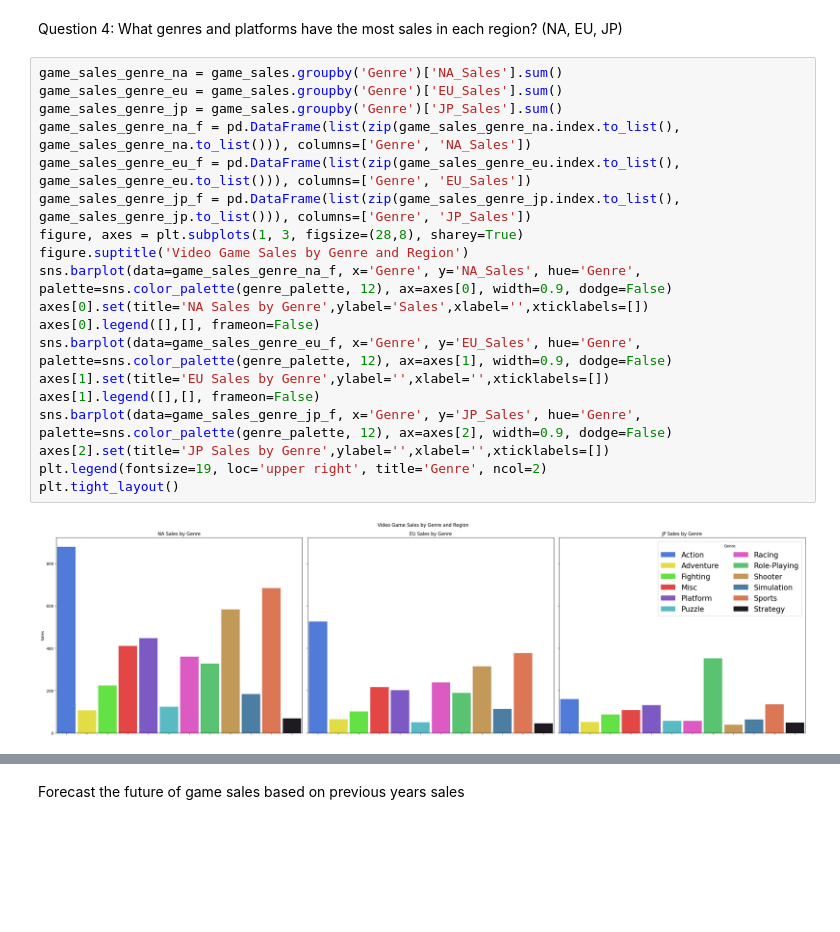
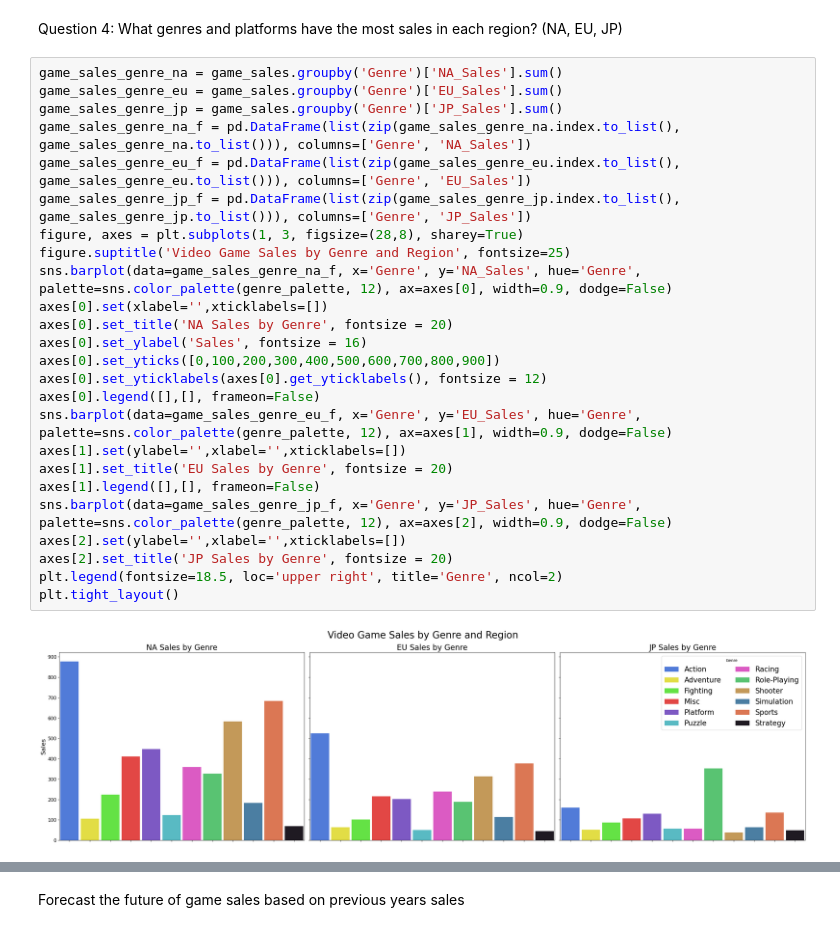
Before and after one commit to nstanfield/Video-Game-Sales-Analysis, a Jupyter notebook: Game_Sales_Analysis.ipynb, the cells around one changed output, grey strips where cells are left out. Cells and saved outputs as stored; diff of their text form; blank space fills up the shorter version.

```diff
--- a/Game_Sales_Analysis.ipynb
+++ b/Game_Sales_Analysis.ipynb
@@ -420,21 +420,27 @@ Question 4: What genres and platforms have the most sales in each region? (NA, E
 # %%
 game_sales_genre_na = game_sales.groupby('Genre')['NA_Sales'].sum()
 game_sales_genre_eu = game_sales.groupby('Genre')['EU_Sales'].sum()
 game_sales_genre_jp = game_sales.groupby('Genre')['JP_Sales'].sum()
 game_sales_genre_na_f = pd.DataFrame(list(zip(game_sales_genre_na.index.to_list(), game_sales_genre_na.to_list())), columns=['Genre', 'NA_Sales'])
 game_sales_genre_eu_f = pd.DataFrame(list(zip(game_sales_genre_eu.index.to_list(), game_sales_genre_eu.to_list())), columns=['Genre', 'EU_Sales'])
 game_sales_genre_jp_f = pd.DataFrame(list(zip(game_sales_genre_jp.index.to_list(), game_sales_genre_jp.to_list())), columns=['Genre', 'JP_Sales'])
 figure, axes = plt.subplots(1, 3, figsize=(28,8), sharey=True)
-figure.suptitle('Video Game Sales by Genre and Region')
+figure.suptitle('Video Game Sales by Genre and Region', fontsize=25)
 sns.barplot(data=game_sales_genre_na_f, x='Genre', y='NA_Sales', hue='Genre', palette=sns.color_palette(genre_palette, 12), ax=axes[0], width=0.9, dodge=False)
-axes[0].set(title='NA Sales by Genre',ylabel='Sales',xlabel='',xticklabels=[])
+axes[0].set(xlabel='',xticklabels=[])
+axes[0].set_title('NA Sales by Genre', fontsize = 20)
+axes[0].set_ylabel('Sales', fontsize = 16)
+axes[0].set_yticks([0,100,200,300,400,500,600,700,800,900])
+axes[0].set_yticklabels(axes[0].get_yticklabels(), fontsize = 12)
 axes[0].legend([],[], frameon=False)
 sns.barplot(data=game_sales_genre_eu_f, x='Genre', y='EU_Sales', hue='Genre', palette=sns.color_palette(genre_palette, 12), ax=axes[1], width=0.9, dodge=False)
-axes[1].set(title='EU Sales by Genre',ylabel='',xlabel='',xticklabels=[])
+axes[1].set(ylabel='',xlabel='',xticklabels=[])
+axes[1].set_title('EU Sales by Genre', fontsize = 20)
 axes[1].legend([],[], frameon=False)
 sns.barplot(data=game_sales_genre_jp_f, x='Genre', y='JP_Sales', hue='Genre', palette=sns.color_palette(genre_palette, 12), ax=axes[2], width=0.9, dodge=False)
-axes[2].set(title='JP Sales by Genre',ylabel='',xlabel='',xticklabels=[])
-plt.legend(fontsize=19, loc='upper right', title='Genre', ncol=2)
+axes[2].set(ylabel='',xlabel='',xticklabels=[])
+axes[2].set_title('JP Sales by Genre', fontsize = 20)
+plt.legend(fontsize=18.5, loc='upper right', title='Genre', ncol=2)
 plt.tight_layout()
 # %% [output]
-[figure, old version]
+[figure, new version]
```
Also changed, not shown: parts of 7 cells of this notebook.
